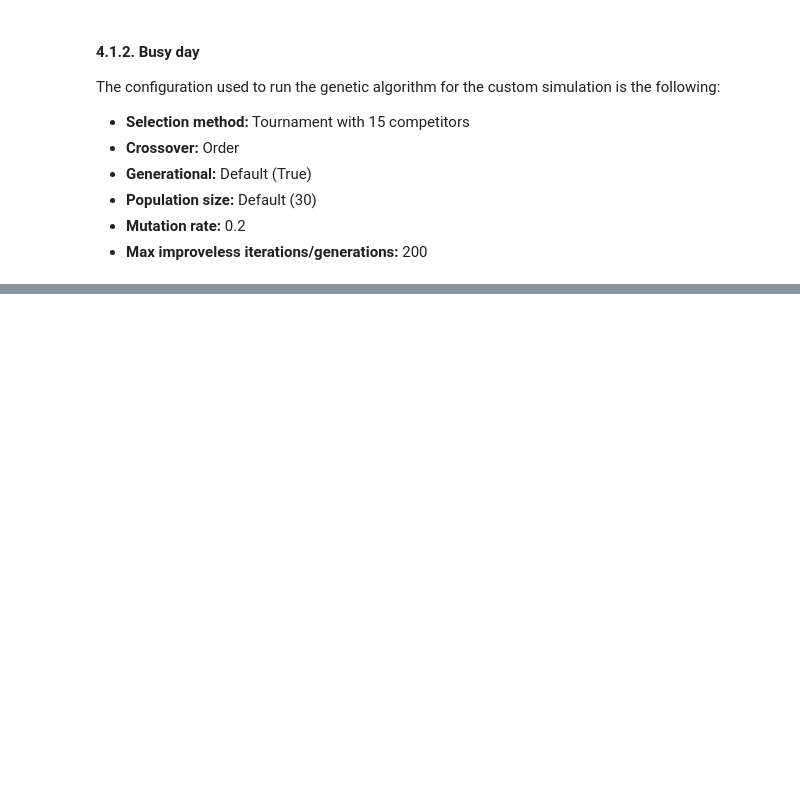
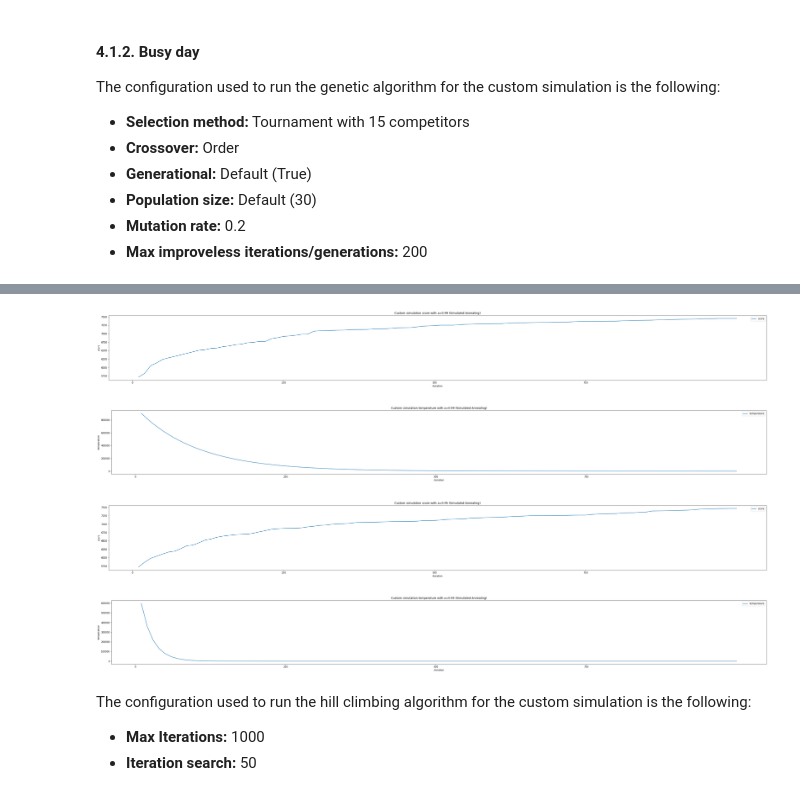
Before and after one commit to ctrlMarcio/feup-iart-proj1, a Jupyter notebook: delivery.ipynb, the cells around one changed output, grey strips where cells are left out. Saved outputs shown, nothing was run; the diff lists cells and outputs as text; code cells hidden in the pictures; blank space fills up the shorter version.

```diff
--- a/delivery.ipynb
+++ b/delivery.ipynb
@@ -394,0 +332,77 @@ The configuration used to run the genetic algorithm for the custom simulation is
+# %%
+custom_simulation_sa1_dataframe = read_results_file('results_35923.390780807.log')
+
+custom_simulation_sa1_iterations = list(custom_simulation_sa1_dataframe.iloc[:,0])
+custom_simulation_sa1_score = list(custom_simulation_sa1_dataframe.iloc[:,1])
+custom_simulation_sa1_temperature = list(custom_simulation_sa1_dataframe.iloc[:,2])
+
+x = custom_simulation_sa1_iterations
+y_list = [
+    custom_simulation_sa1_score,
+]
+
+x_label = 'iteration'
+y_label = 'score'
+line_labels = [
+    'score',
+]
+
+plot_results(x, y_list, x_label, y_label, line_labels, plot_name='Custom simulation score with a=0.99 (Simulated Annealing)')
+# %% [output]
+[figure, added]
+# %%
+x = custom_simulation_sa1_iterations
+y_list = [
+    custom_simulation_sa1_temperature,
+]
+
+x_label = 'iteration'
+y_label = 'temperature'
+line_labels = [
+    'temperature',
+]
+
+plot_results(x, y_list, x_label, y_label, line_labels, plot_name='Custom simulation temperature with a=0.99 (Simulated Annealing)')
+# %% [output]
+[figure, added]
+# %%
+custom_simulation_sa2_dataframe = read_results_file('results_36050.917536528.log')
+
+custom_simulation_sa2_iterations = list(custom_simulation_sa2_dataframe.iloc[:,0])
+custom_simulation_sa2_score = list(custom_simulation_sa2_dataframe.iloc[:,1])
+custom_simulation_sa2_temperature = list(custom_simulation_sa2_dataframe.iloc[:,2])
+
+x = custom_simulation_sa2_iterations
+y_list = [
+    custom_simulation_sa2_score,
+]
+
+x_label = 'iteration'
+y_label = 'score'
+line_labels = [
+    'score',
+]
+
+plot_results(x, y_list, x_label, y_label, line_labels, plot_name='Custom simulation score with a=0.95 (Simulated Annealing)')
+# %% [output]
+[figure, added]
+# %%
+x = custom_simulation_sa2_iterations
+y_list = [
+    custom_simulation_sa2_temperature,
+]
+
+x_label = 'iteration'
+y_label = 'temperature'
+line_labels = [
+    'temperature',
+]
+
+plot_results(x, y_list, x_label, y_label, line_labels, plot_name='Custom simulation temperature with a=0.95 (Simulated Annealing)')
+# %% [output]
+[figure, added]
+# %% [markdown]
+The configuration used to run the hill climbing algorithm for the custom simulation is the following:
+
+- **Max Iterations:** 1000
+- **Iteration search:** 50
```
Also changed, not shown: parts of 12 cells of this notebook, 3 other files.
